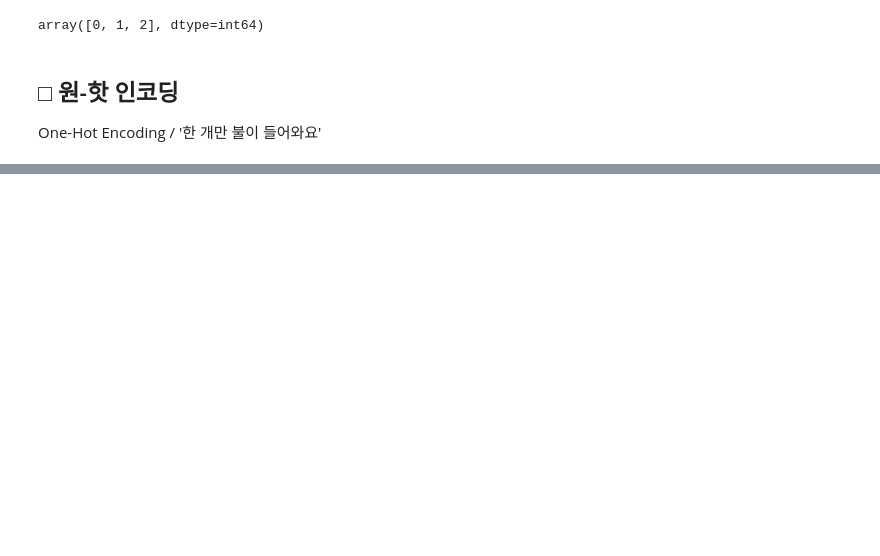
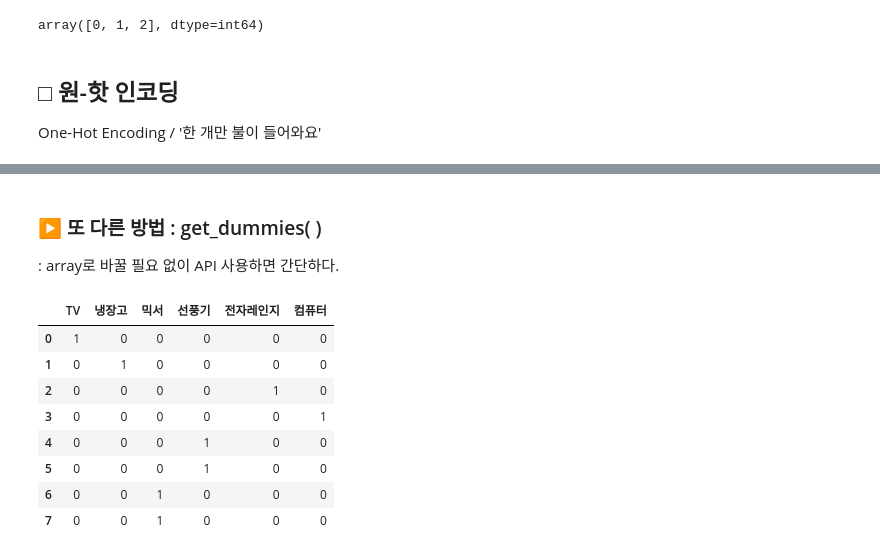
Before and after one commit to zzwony/Start_0920, a Jupyter notebook: 머신러닝.ipynb, the cells around one changed output, grey strips where cells are left out. Cells and saved outputs as stored; diff of their text form; code cells hidden in the pictures; blank space fills up the shorter version.

```diff
--- a/머신러닝.ipynb
+++ b/머신러닝.ipynb
@@ -307,0 +419,16 @@ One-Hot Encoding / '한 개만 불이 들어와요'
+# %% [markdown]
+### ▶ 또 다른 방법 : get_dummies( )
+: array로 바꿀 필요 없이 API 사용하면 간단하다.
+# %%
+items = ['TV','냉장고','전자레인지','컴퓨터','선풍기','선풍기','믹서','믹서']
+pd.get_dummies(items)
+# %% [output]
+|  | TV | 냉장고 | 믹서 | 선풍기 | 전자레인지 | 컴퓨터 |
+| 0 | 1 | 0 | 0 | 0 | 0 | 0 |
+| 1 | 0 | 1 | 0 | 0 | 0 | 0 |
+| 2 | 0 | 0 | 0 | 0 | 1 | 0 |
+| 3 | 0 | 0 | 0 | 0 | 0 | 1 |
+| 4 | 0 | 0 | 0 | 1 | 0 | 0 |
+| 5 | 0 | 0 | 0 | 1 | 0 | 0 |
+| 6 | 0 | 0 | 1 | 0 | 0 | 0 |
+| 7 | 0 | 0 | 1 | 0 | 0 | 0 |
```
Also changed, not shown: parts of 79 cells of this notebook.
